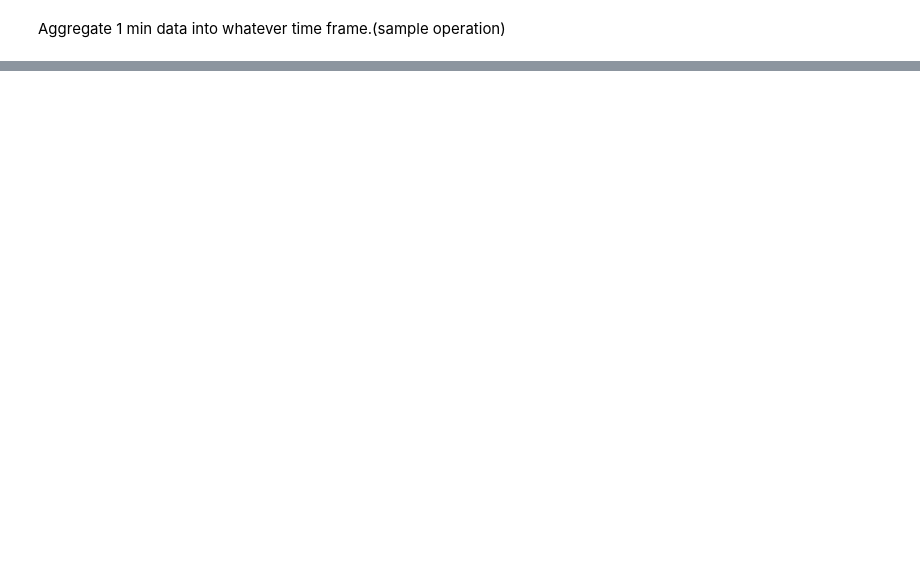
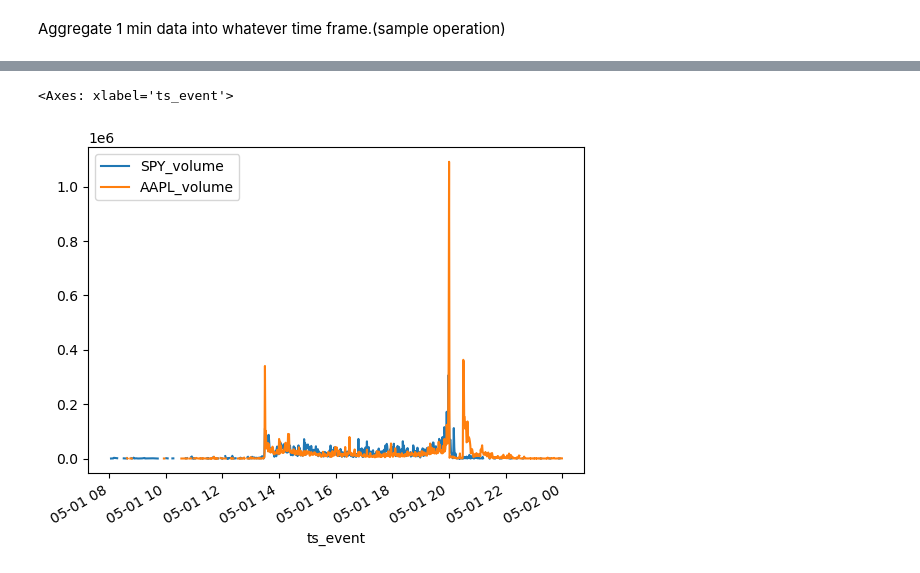
Before and after one commit to the-salty-austin/2025-iaqf-mafn, a Jupyter notebook: austin/download.ipynb, the cells around one changed output, grey strips where cells are left out. Drawn from its saved outputs; the diff is of its cells as text; code cells hidden in the pictures; blank space fills up the shorter version.

```diff
--- a/austin/download.ipynb
+++ b/austin/download.ipynb
@@ -118,0 +155,47 @@ fig.show()
+# %%
+symbols = ["SPY", "AAPL", "MSFT", "AMZN", "GOOG", "NVDA", "TSLA"] # dropped META because of FB-META change.
+tmp = []
+
+for symbol in symbols:
+    directory = os.path.join(DATA_ROOT, "databento")
+    prefix = f"{symbol}_ohlcv-1m_"
+
+    tmpdf = read_df_with_prefix(directory, prefix)
+    tmpdf.index = pd.to_datetime(tmpdf.index)
+    tmpdf = tmpdf[['open','high','low','close','volume']]
+    tmpdf.columns = [f"{symbol}_{x}" for x in tmpdf.columns]
+    tmp.append(tmpdf)
+
+df = pd.concat(tmp, axis=1)
+# %%
+# deal with META separately...
+tmp = []
+for fname in glob.glob(os.path.join(directory, "FB_ohlcv-1m_*")):
+    tmpdf = pd.read_csv(fname, index_col=0)
+    tmpdf.index = pd.to_datetime(tmpdf.index)
+    tmpdf = tmpdf[['open','high','low','close','volume']]
+    tmp.append(tmpdf)
+
+fb_df = pd.concat(tmp, axis=0)
+fb_df = fb_df.loc[:'2022-06-09']
+
+tmp = []
+for fname in glob.glob(os.path.join(directory, "META_ohlcv-1m_*")):
+    tmpdf = pd.read_csv(fname, index_col=0)
+    tmpdf.index = pd.to_datetime(tmpdf.index)
+    tmpdf = tmpdf[['open','high','low','close','volume']]
+    tmp.append(tmpdf)
+
+meta_df = pd.concat(tmp, axis=0)
+meta_df = meta_df.loc['2022-06-09':]
+
+meta_df = pd.concat([fb_df, meta_df], axis=0)
+meta_df.columns = [f"META_{x}" for x in meta_df.columns]
+# %%
+# merge back
+df = pd.concat([df, meta_df], axis=1)
+# %%
+df.loc['2018-05-01':'2018-05-01', ['SPY_volume', 'AAPL_volume']].plot()
+# %% [output]
+<Axes: xlabel='ts_event'>
+[figure, added]
```
Also changed, not shown: parts of 23 cells of this notebook, 13 other files.
